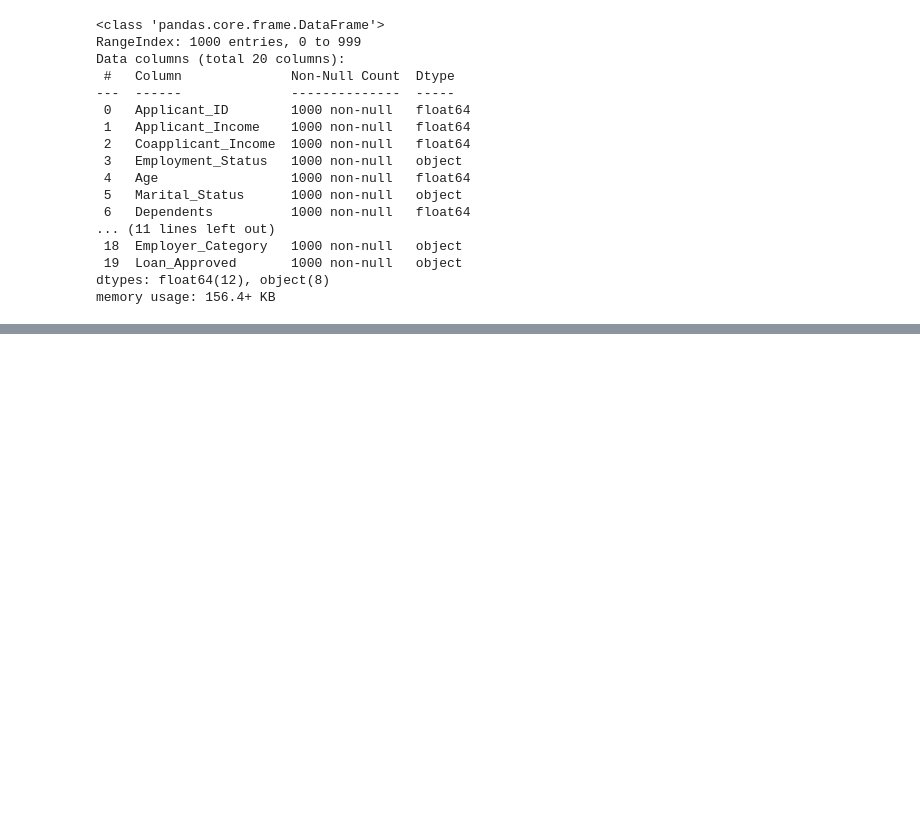
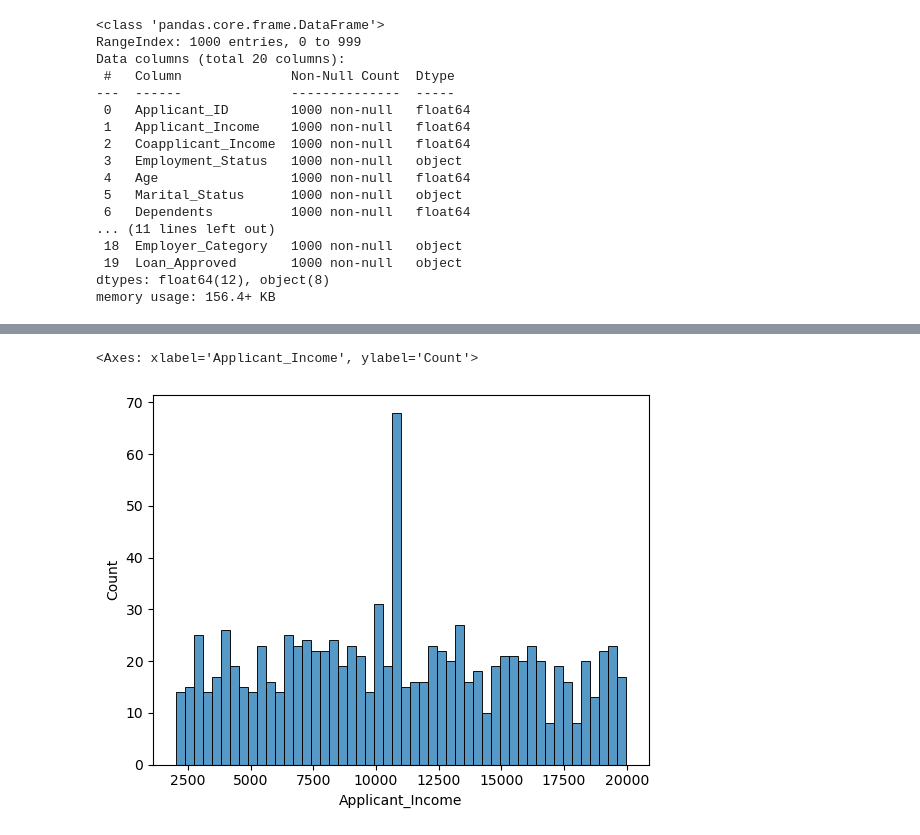
Before and after one commit to Tanmai-Thakre/Minor_Projects, a Jupyter notebook: Creditwise_loan_system.ipynb, the cells around one changed output, grey strips where cells are left out. Saved outputs shown, nothing was run; the diff lists cells and outputs as text; code cells hidden in the pictures; blank space fills up the shorter version.

```diff
--- a/Creditwise_loan_system.ipynb
+++ b/Creditwise_loan_system.ipynb
@@ -87,0 +111,10 @@ memory usage: 156.4+ KB
+# %%
+# Analyze income
+sns.histplot(
+    data = df,
+    x = "Applicant_Income",
+    bins = 50
+)
+# %% [output]
+<Axes: xlabel='Applicant_Income', ylabel='Count'>
+[figure, added]
```
Also changed, not shown: parts of 9 cells of this notebook.
